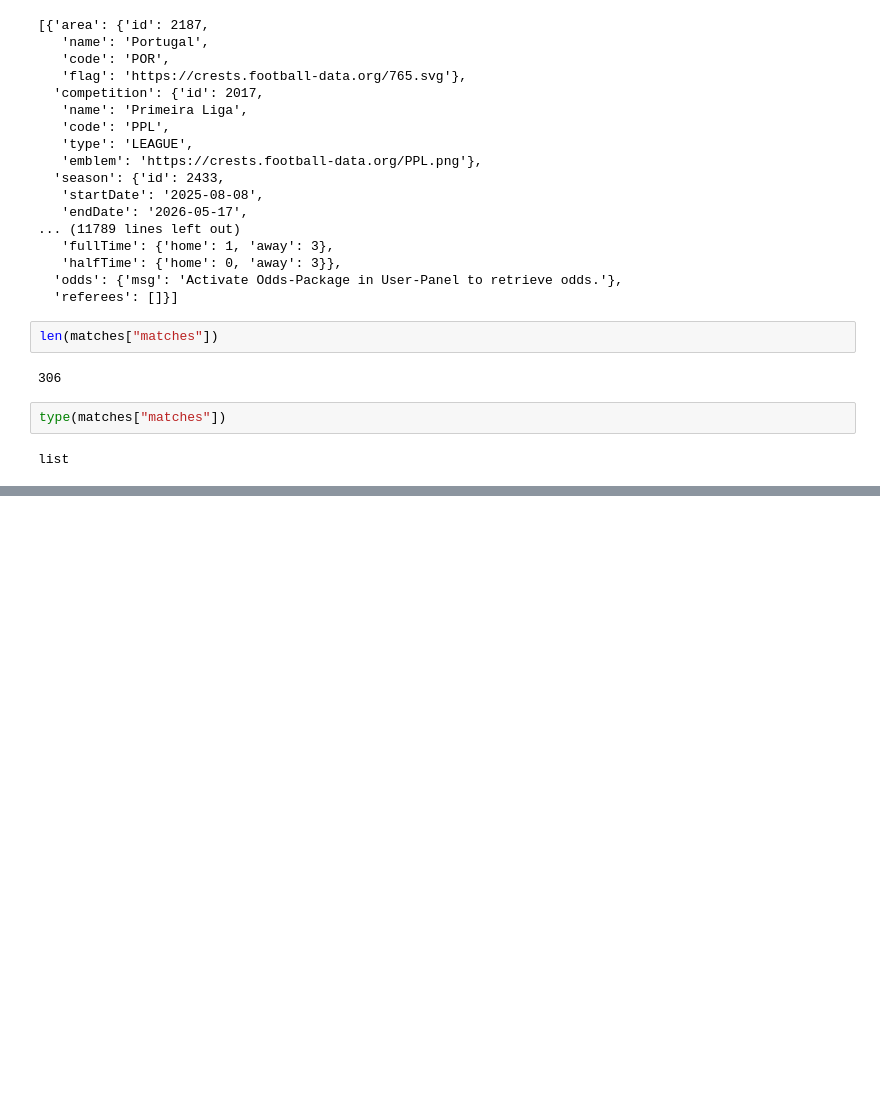
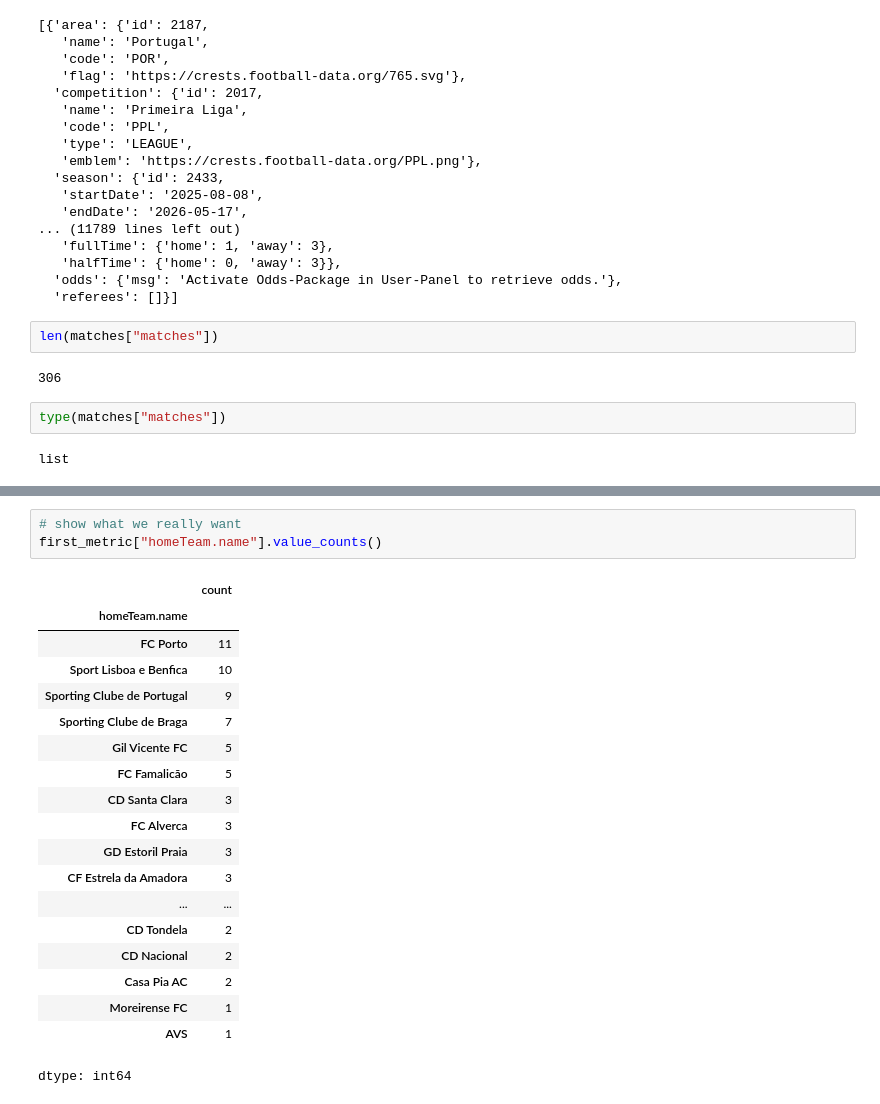
Before and after one commit to rafa-el-ferreira/Portuguese-League-25-26, a Jupyter notebook: Task_M10.ipynb, the cells around one changed output, grey strips where cells are left out. Drawn from its saved outputs; the diff is of its cells as text; blank space fills up the shorter version.

```diff
--- a/Task_M10.ipynb
+++ b/Task_M10.ipynb
@@ -218,0 +259,23 @@ PPL_matches
+# %%
+# show what we really want
+first_metric["homeTeam.name"].value_counts()
+# %% [output]
+|  | count |
+| homeTeam.name |  |
+| FC Porto | 11 |
+| Sport Lisboa e Benfica | 10 |
+| Sporting Clube de Portugal | 9 |
+| Sporting Clube de Braga | 7 |
+| Gil Vicente FC | 5 |
+| FC Famalicão | 5 |
+| CD Santa Clara | 3 |
+| FC Alverca | 3 |
+| GD Estoril Praia | 3 |
+| CF Estrela da Amadora | 3 |
+| ... | ... |
+| CD Tondela | 2 |
+| CD Nacional | 2 |
+| Casa Pia AC | 2 |
+| Moreirense FC | 1 |
+| AVS | 1 |
+dtype: int64
```
Also changed, not shown: parts of 10 cells of this notebook.
